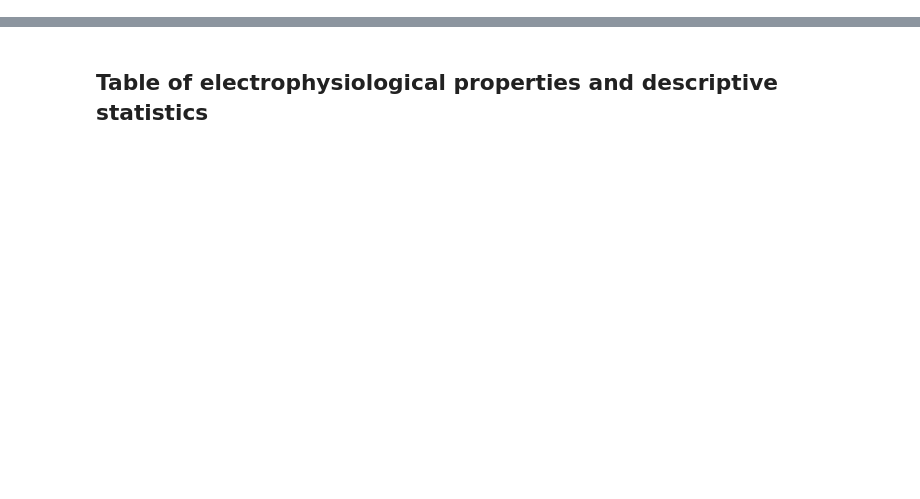
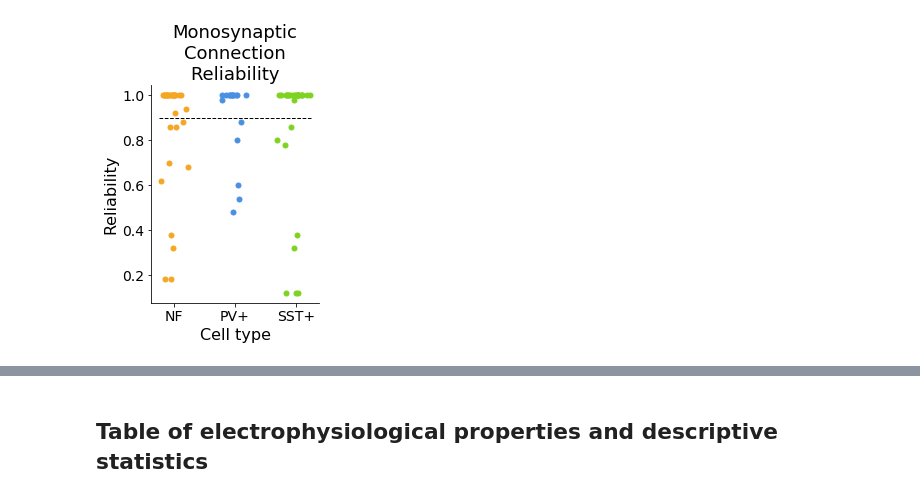
Before and after one commit to james-isbister/NeuralCoding, a Jupyter notebook: Main_analysis_v2.ipynb, the cells around one changed output, grey strips where cells are left out. Cells and saved outputs as stored; diff of their text form; code cells hidden in the pictures; blank space fills up the shorter version.

```diff
--- a/Main_analysis_v2.ipynb
+++ b/Main_analysis_v2.ipynb
@@ -55,0 +30,4 @@ os.path.dirname(x)
+# %%
+A.fig_monorel
+# %% [output]
+[figure, added]
```
Also changed, not shown: parts of 74 cells of this notebook, 8 other files.
